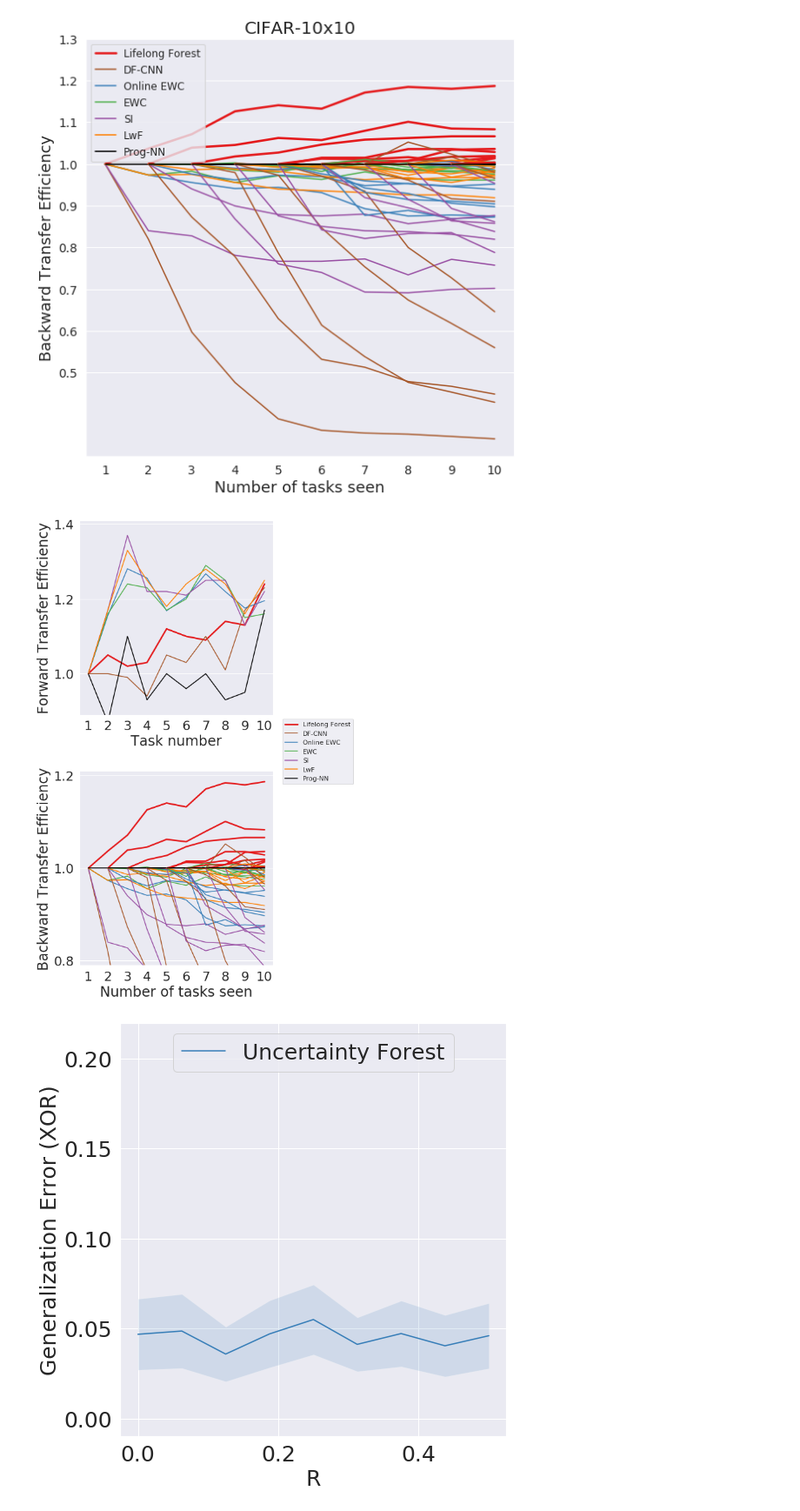
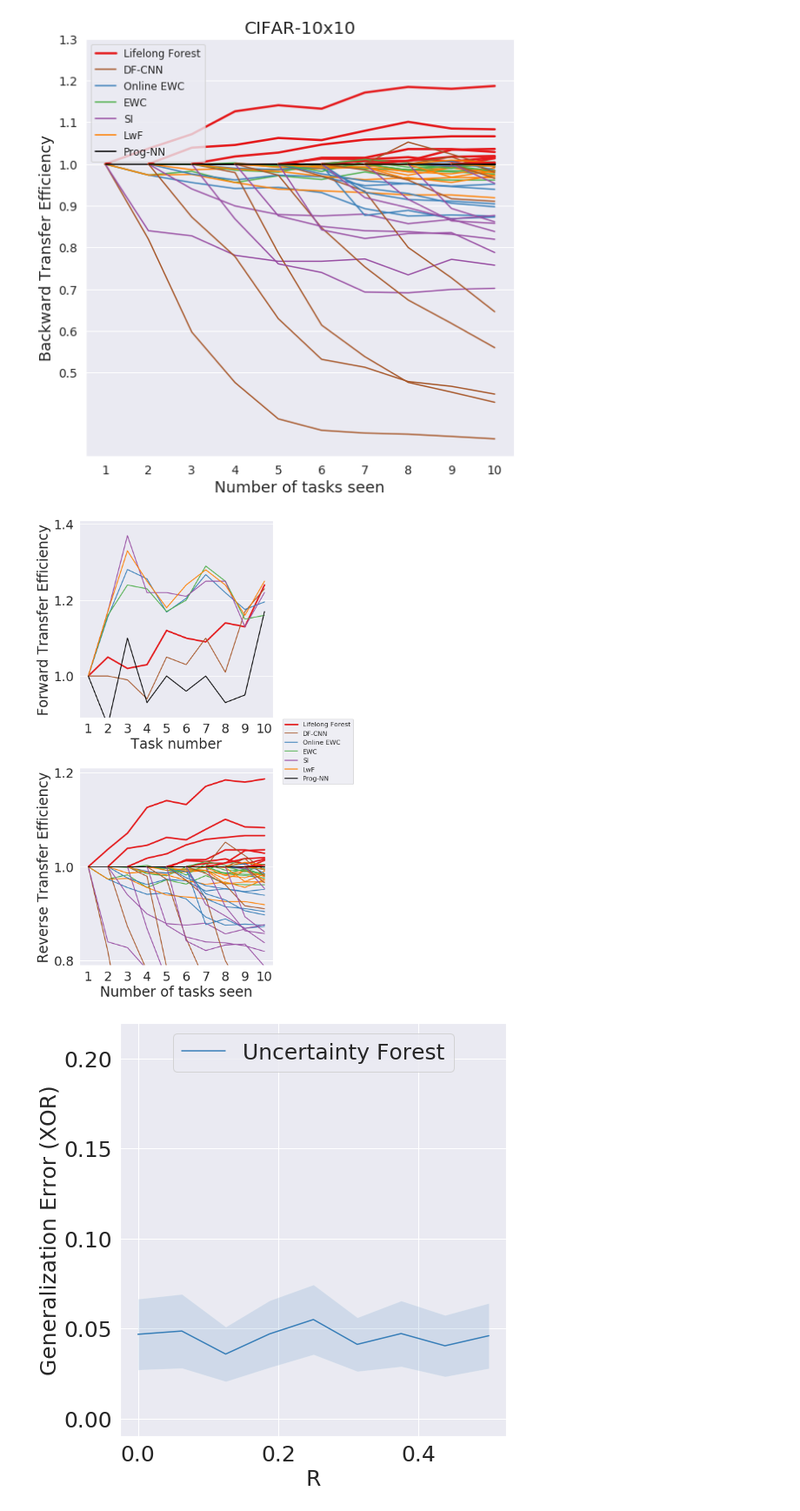
Before and after one commit to neurodata/lifelong-learning, a Jupyter notebook: cef/paper-figs-generator-local.ipynb, the cells around one changed output. Shown at 87% size. Cells and saved outputs as stored; diff of their text form; code cells hidden in the pictures.

```diff
--- a/cef/paper-figs-generator-local.ipynb
+++ b/cef/paper-figs-generator-local.ipynb
@@ -1621,36 +1621,36 @@ for i in range(n_tasks - 1):
         et[j,:] = np.asarray(eta[j][i])
 
     ns = np.arange(i + 1, n_tasks + 1)
     for j in range(0,n_alg):
         if j == 0:
             if i == 0:
                 ax[1].plot(ns, et[j,:], label = algos[j], c=c[j], linewidth = 2.6)
             else:
                 ax[1].plot(ns, et[j,:], c=c[j], linewidth = 2.6)
         else:
             if i == 0:
                 ax[1].plot(ns, et[j,:], label = algos[j], c=c[j])
             else:
                 ax[1].plot(ns, et[j,:], c=c[j])
 
 
 # ax[1].set_title(ttle, fontsize=20)
 ax[1].set_xlabel('Number of tasks seen', fontsize=fontsize)
-ax[1].set_ylabel('Backward Transfer Efficiency', fontsize=fontsize)
+ax[1].set_ylabel('Reverse Transfer Efficiency', fontsize=fontsize)
 # ax.set_ylim(0.05 - 0.01, 0.5 + 0.01)
 # box = ax.get_position()
 # ax.set_position([box.x0, box.y0, box.width * 0.8, box.height])
 # ax.legend(loc='center left', bbox_to_anchor=(1, 0.5))
 # ax[1].legend(loc='upper left', fontsize=12)
 ax[1].set_yticks([.8,1, 1.2])
 ax[1].set_xticks(np.arange(1,11))
 ax[1].set_ylim(0.79, 1.21)
 ax[1].tick_params(labelsize=ticksize)
 ax[1].grid(axis='x')
 plt.tight_layout()
-# plt.savefig('fte_bte_stacked.pdf')
+plt.savefig('fte_bte_stacked.pdf')
 # %% [output]
-[figure, old version]
+[figure, new version]
 # %%
 def rxor_sweep(nx, nz, d, angle_params=np.pi*np.arange(0.5, step=0.125), m=100, subsample=0.32, return_posteriors=False, tqdm_=True, acorn=None):
     if acorn is not None:
```
Also changed, not shown: 1 other file.
